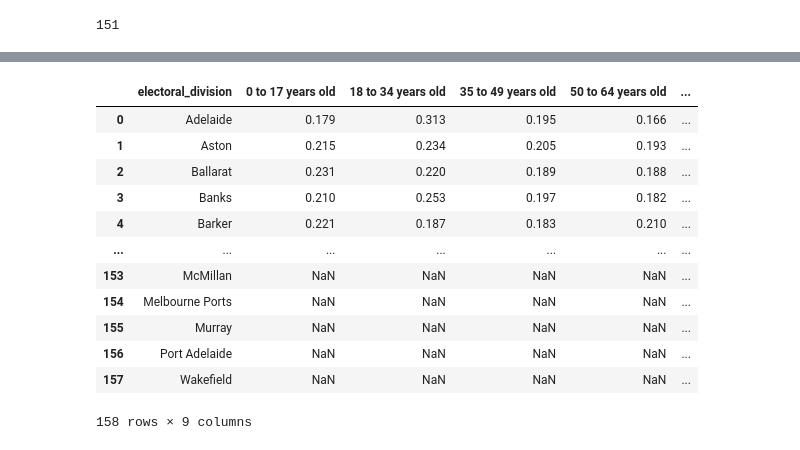
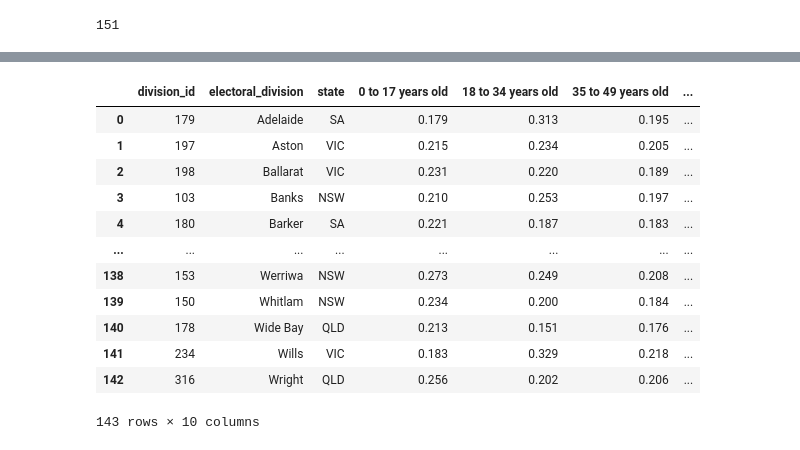
Before and after one commit to annewieggers/ETL-project, a Jupyter notebook: 08-output_2016_commonwealth_electoral_population_age.ipynb, the cells around one changed output, grey strips where cells are left out. Cells and saved outputs as stored; diff of their text form; code cells hidden in the pictures.

```diff
--- a/08-output_2016_commonwealth_electoral_population_age.ipynb
+++ b/08-output_2016_commonwealth_electoral_population_age.ipynb
@@ -70,7 +88,3 @@ div_df.head()
 | 2 | 198 | Ballarat | VIC |
 | 3 | 103 | Banks | NSW |
 | 4 | 180 | Barker | SA |
-# %%
-# Drop state column
-div_df.drop(["state"], axis=1, inplace=True)
-div_df.head()
@@ -84,5 +109,5 @@ div_df.head()
 # %%
 # Add in division_id column to cultural_diversity df through left join
-merged = pd.merge(age_df, div_df, how="outer", on="electoral_division")
+merged = pd.merge(div_df, age_df, how="inner", on="electoral_division")
 merged.head()
 # %% [output]
@@ -119,21 +162,21 @@ len(pop_df)
 # %%
 # Merge dataframes to add in pop count
 merged2 = pd.merge(merged, pop_df,
                      on ='electoral_division',
-                     how ='outer')
+                     how ='inner')
 
 merged2
 # %% [output]
-|  | electoral_division | 0 to 17 years old | 18 to 34 years old | 35 to 49 years old | 50 to 64 years old | ... |
-| 0 | Adelaide | 0.179 | 0.313 | 0.195 | 0.166 | ... |
-| 1 | Aston | 0.215 | 0.234 | 0.205 | 0.193 | ... |
-| 2 | Ballarat | 0.231 | 0.220 | 0.189 | 0.188 | ... |
-| 3 | Banks | 0.210 | 0.253 | 0.197 | 0.182 | ... |
-| 4 | Barker | 0.221 | 0.187 | 0.183 | 0.210 | ... |
-| ... | ... | ... | ... | ... | ... | ... |
-| 153 | McMillan | NaN | NaN | NaN | NaN | ... |
-| 154 | Melbourne Ports | NaN | NaN | NaN | NaN | ... |
-| 155 | Murray | NaN | NaN | NaN | NaN | ... |
-| 156 | Port Adelaide | NaN | NaN | NaN | NaN | ... |
-| 157 | Wakefield | NaN | NaN | NaN | NaN | ... |
+|  | division_id | electoral_division | state | 0 to 17 years old | 18 to 34 years old | 35 to 49 years old | ... |
+| 0 | 179 | Adelaide | SA | 0.179 | 0.313 | 0.195 | ... |
+| 1 | 197 | Aston | VIC | 0.215 | 0.234 | 0.205 | ... |
+| 2 | 198 | Ballarat | VIC | 0.231 | 0.220 | 0.189 | ... |
+| 3 | 103 | Banks | NSW | 0.210 | 0.253 | 0.197 | ... |
+| 4 | 180 | Barker | SA | 0.221 | 0.187 | 0.183 | ... |
+| ... | ... | ... | ... | ... | ... | ... | ... |
+| 138 | 153 | Werriwa | NSW | 0.273 | 0.249 | 0.208 | ... |
+| 139 | 150 | Whitlam | NSW | 0.234 | 0.200 | 0.184 | ... |
+| 140 | 178 | Wide Bay | QLD | 0.213 | 0.151 | 0.176 | ... |
+| 141 | 234 | Wills | VIC | 0.183 | 0.329 | 0.218 | ... |
+| 142 | 316 | Wright | QLD | 0.256 | 0.202 | 0.206 | ... |
-158 rows × 9 columns
+143 rows × 10 columns
```
Also changed, not shown: parts of 28 cells of this notebook, 6 other files.
